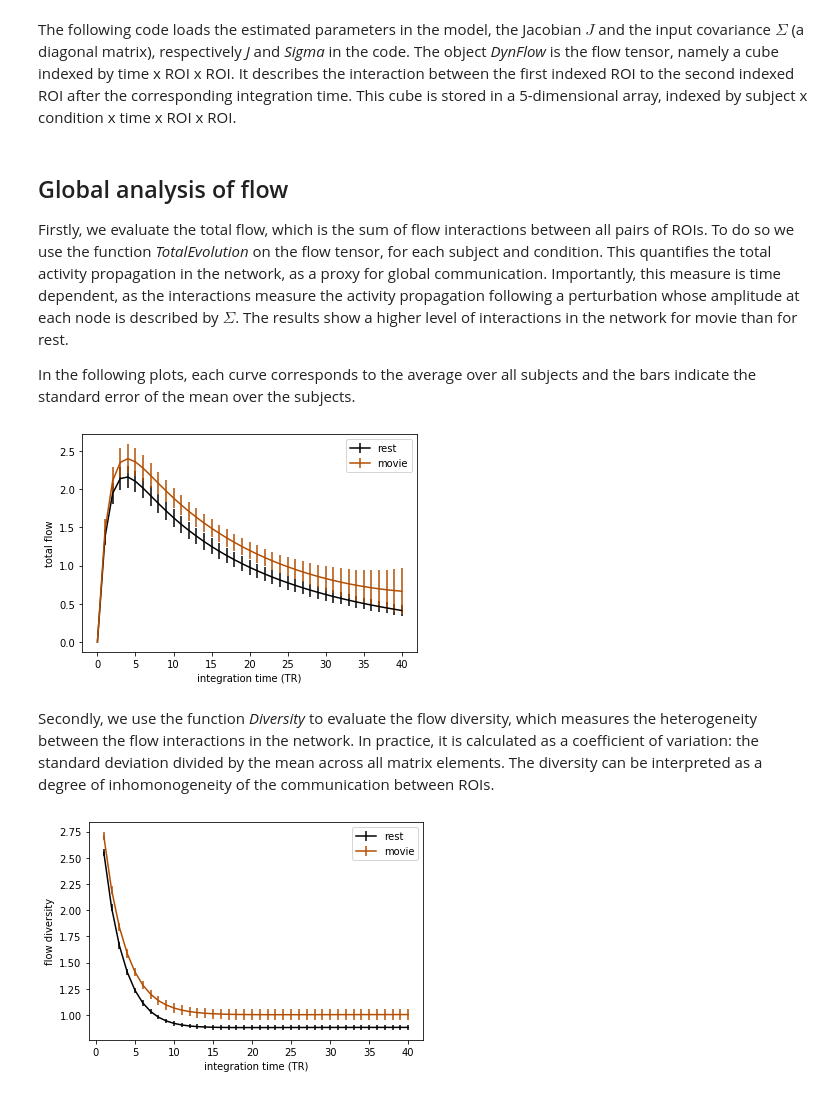
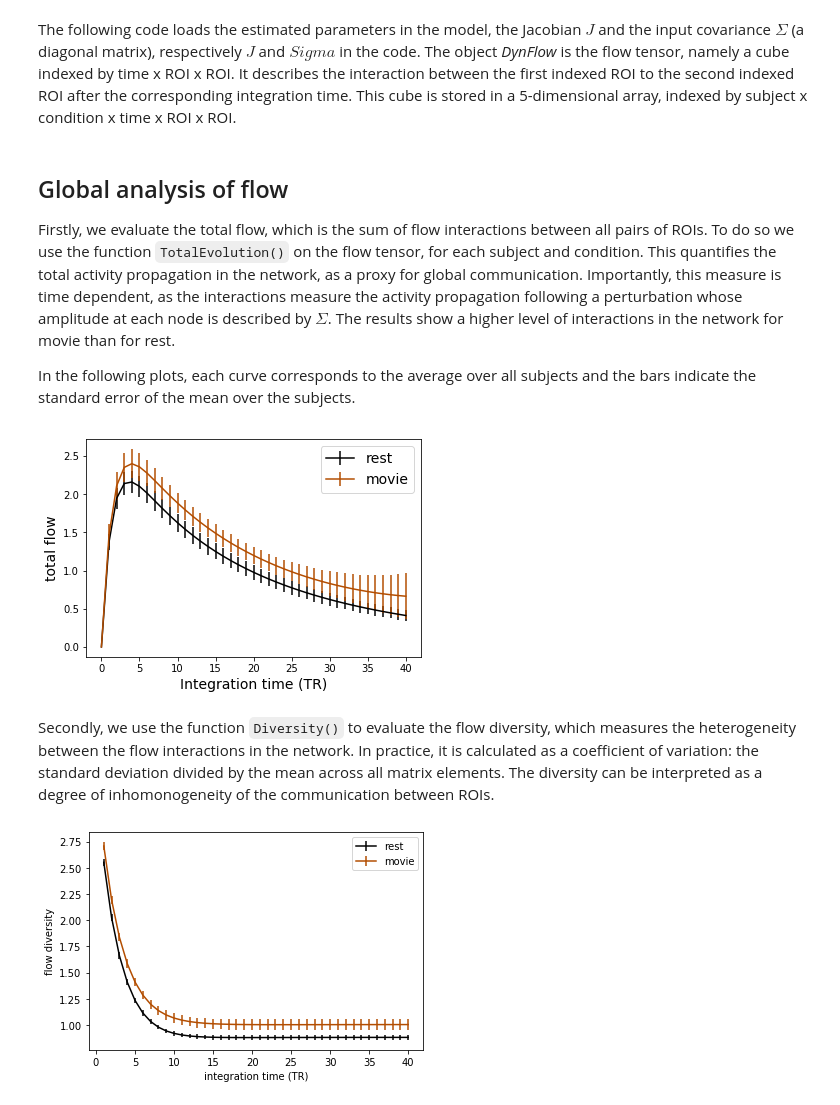
Before and after one commit to mb-BCA/notebooks_review2019, a Jupyter notebook: 3a_Flow.ipynb, the cells around one changed output. Drawn from its saved outputs; the diff is of its cells as text; code cells hidden in the pictures.

```diff
--- a/3a_Flow.ipynb
+++ b/3a_Flow.ipynb
@@ -14,6 +14,6 @@ See also for an application to resting-state fMRI data of the related network an
 # %%
-# toggle to True to create directory and store results there
-save_outputs = False
+# Toggle to True to create directory and store results there
+save_outputs = True
 if save_outputs:
     import os
     res_dir = 'flow/'
@@ -36,7 +37,7 @@ except:
 # Import NetDynFlow
 import netdynflow as ndf
 # %% [markdown]
-The following code loads the estimated parameters in the model, the Jacobian $J$ and the input covariance $\Sigma$ (a diagonal matrix), respectively *J* and *Sigma* in the code. The object *DynFlow* is the flow tensor, namely a cube indexed by time x ROI x ROI. It describes the interaction between the first indexed ROI to the second indexed ROI after the corresponding integration time. This cube is stored in a 5-dimensional array, indexed by subject x condition x time x ROI x ROI.
+The following code loads the estimated parameters in the model, the Jacobian $J$ and the input covariance $\Sigma$ (a diagonal matrix), respectively $J$ and $Sigma$ in the code. The object *DynFlow* is the flow tensor, namely a cube indexed by time x ROI x ROI. It describes the interaction between the first indexed ROI to the second indexed ROI after the corresponding integration time. This cube is stored in a 5-dimensional array, indexed by subject x condition x time x ROI x ROI.
 # %%
 # Set the network properties
 param_dir = 'model_param_movie/'
@@ -75,32 +76,32 @@ if save_outputs:
 # %% [markdown]
 ## Global analysis of flow
 
-Firstly, we evaluate the total flow, which is the sum of flow interactions between all pairs of ROIs. To do so we use the function *TotalEvolution* on the flow tensor, for each subject and condition.
+Firstly, we evaluate the total flow, which is the sum of flow interactions between all pairs of ROIs. To do so we use the function `TotalEvolution()` on the flow tensor, for each subject and condition.
 This quantifies the total activity propagation in the network, as a proxy for global communication. Importantly, this measure is time dependent, as the interactions measure the activity propagation following a perturbation whose amplitude at each node is described by $\Sigma$. The results show a higher level of interactions in the network for movie than for rest.
 
 In the following plots, each curve corresponds to the average over all subjects and the bars indicate the standard error of the mean over the subjects.
 # %%
 # Calculate total communicability, for each subject in all the five sessions
 tot_tmp = np.zeros([n_sub,n_run,nT])
 for i_sub in range(n_sub):
     for i_run in range(n_run):
         tot_tmp[i_sub,i_run,:] = ndf.TotalEvolution(flow[i_sub,i_run,:,:,:])
 
 # Plot the results
 plt.figure()
 plt.errorbar(vT, tot_tmp[:,:2,:].mean(axis=(0,1)), yerr=tot_tmp[:,:2,:].std(axis=(0,1))/np.sqrt(n_sub), color='k')
 plt.errorbar(vT, tot_tmp[:,2:,:].mean(axis=(0,1)), yerr=tot_tmp[:,2:,:].std(axis=(0,1))/np.sqrt(n_sub), color=[0.7,0.3,0])
-plt.xlabel('integration time (TR)')
-plt.ylabel('total flow')
-plt.legend(['rest','movie'])
+plt.xlabel('Integration time (TR)', fontsize=14)
+plt.ylabel('total flow', fontsize=14)
+plt.legend(['rest','movie'], fontsize=14)
 if save_outputs:
-    plt.savefig(res_dir+'total_flow.png',format='png')
+    plt.savefig(res_dir + 'total_flow.png', format='png')
 
 plt.show()
 # %% [output]
-[figure, old version]
+[figure, new version]
 # %% [markdown]
-Secondly, we use the function *Diversity* to evaluate the flow diversity, which measures the heterogeneity between the flow interactions in the network. In practice, it is calculated as a coefficient of variation: the standard deviation divided by the mean across all matrix elements. The diversity can be interpreted as a degree of inhomonogeneity of the communication between ROIs.
+Secondly, we use the function `Diversity()` to evaluate the flow diversity, which measures the heterogeneity between the flow interactions in the network. In practice, it is calculated as a coefficient of variation: the standard deviation divided by the mean across all matrix elements. The diversity can be interpreted as a degree of inhomonogeneity of the communication between ROIs.
 # %%
 # Calculate the diversity, for every subject in all the five sessions
 div_tmp = np.zeros([n_sub,n_run,nT])
```
Also changed, not shown: parts of 7 cells of this notebook.
